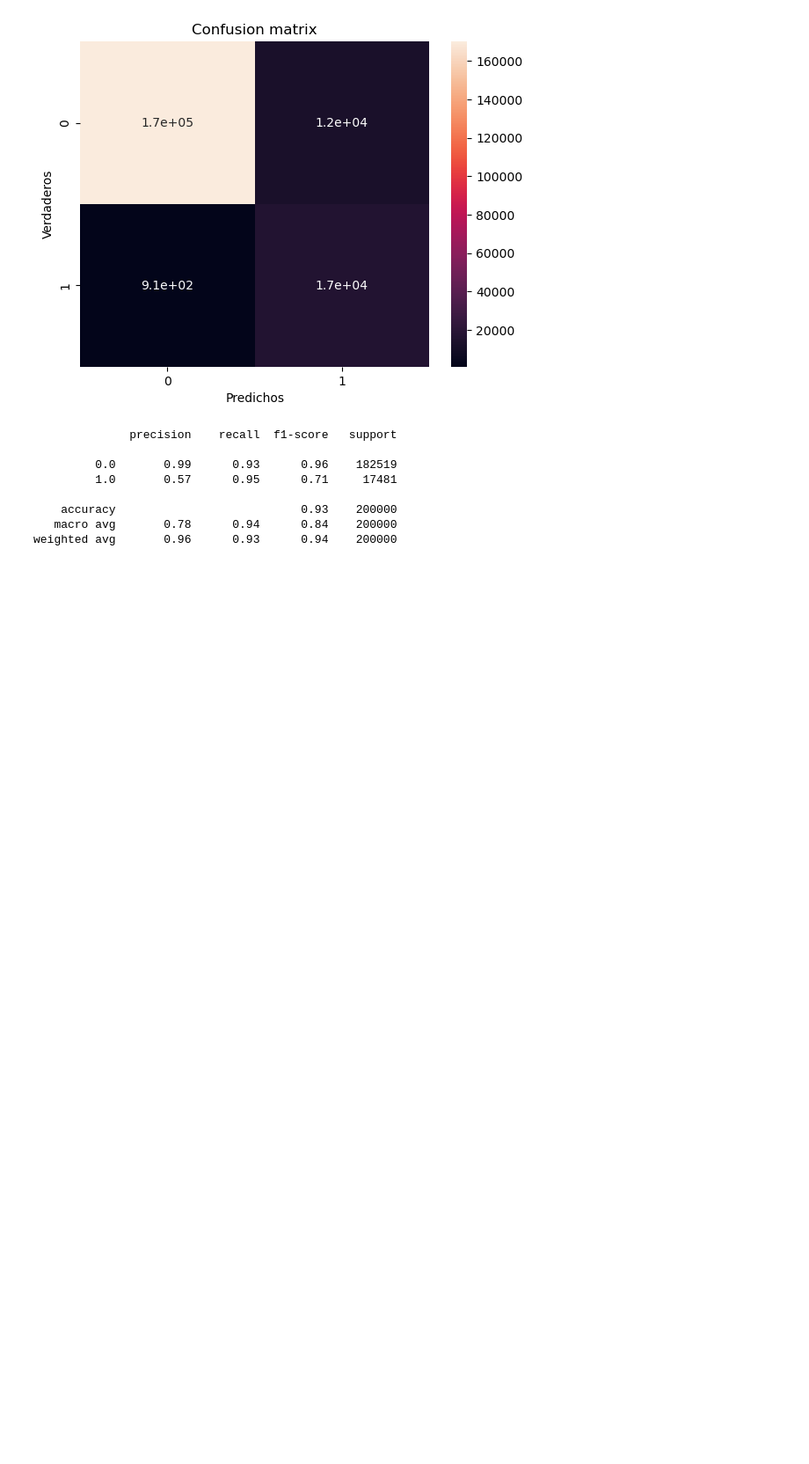
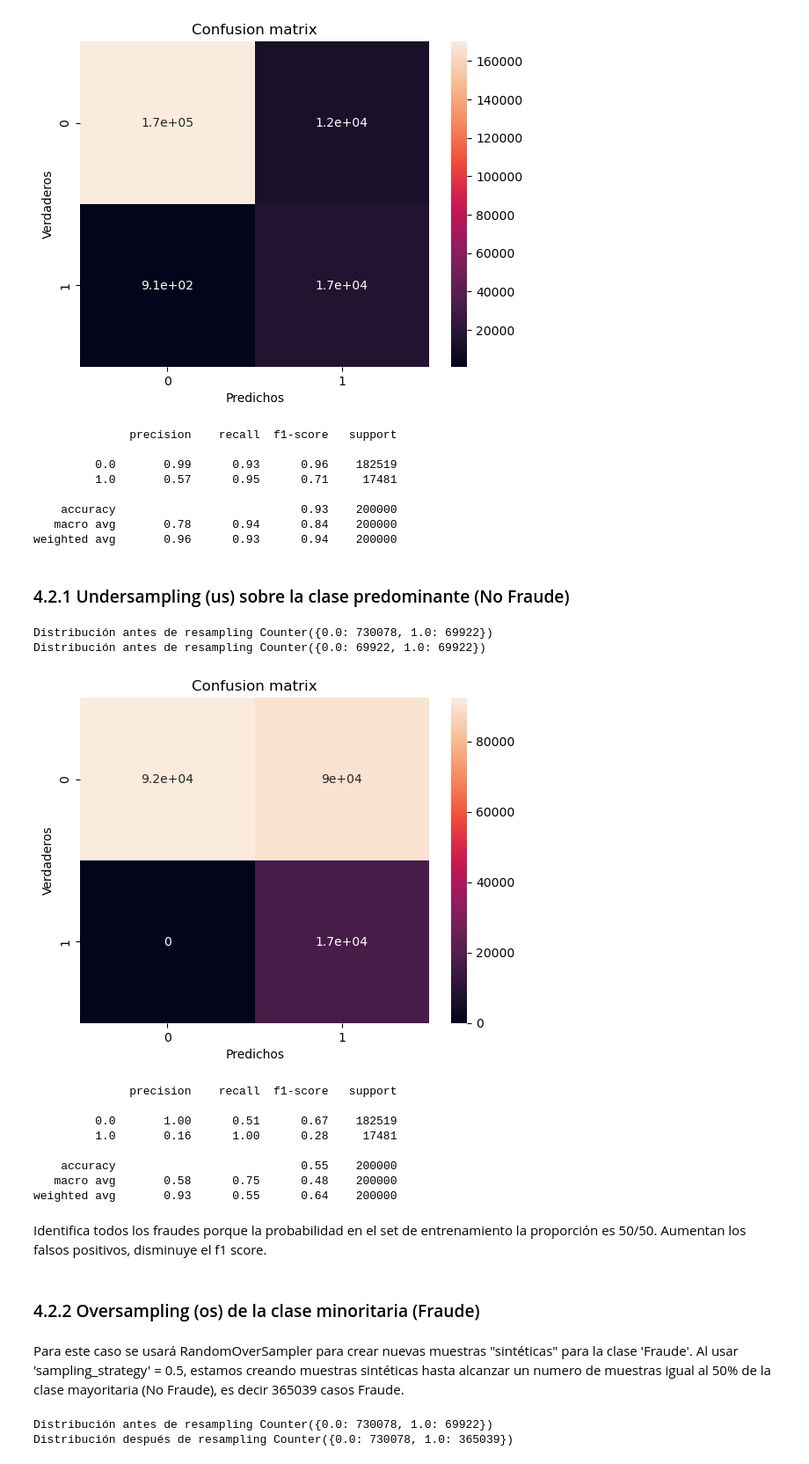
Before and after one commit to asasa293/limpieza_datos, a Jupyter notebook: TP3/TP3 - Moises.ipynb, the cells around one changed output. Shown: that part at 88% size. Drawn from its saved outputs; the diff is of its cells as text; code cells hidden in the pictures; blank space fills up the shorter version.

```diff
--- a/TP3/TP3 - Moises.ipynb
+++ b/TP3/TP3 - Moises.ipynb
@@ -19,3 +27,12 @@ from sklearn.metrics import classification_report
+# %%
+def logistic_model(X_train, X_test, y_train, y_test):
+    '''Creacióm del modelo de Regresión Logistica variando datos de entrada'''
+
+    lr = LogisticRegression(C=1.0,penalty='l2',random_state=1,solver="newton-cholesky")
+    scaler = StandardScaler()
+    X_train_scaled = scaler.fit_transform(X_train)
+    lr.fit(X_train_scaled, y_train)
+    return lr
 # %% [markdown]
 ## 1. Lectura de DataFrame
 # %% [markdown]
@@ -309,3 +326,48 @@ mostrar_resultados(y_test, y_pred)
     accuracy                           0.93    200000
    macro avg       0.78      0.94      0.84    200000
 weighted avg       0.96      0.93      0.94    200000
+# %% [markdown]
+### 4.2.1 Undersampling (us) sobre la clase predominante (No Fraude)
+# %%
+# us trabaja parecido a KNN
+us = NearMiss(n_neighbors=3, version=1)
+# Para cambiar proporciones podemos usar version = 3
+
+X_train_res, y_train_res = us.fit_resample(X_train, y_train)
+
+print(f'Distribución antes de resampling {Counter(y_train)}')
+print(f'Distribución antes de resampling {Counter(y_train_res)}')
+# %% [output]
+Distribución antes de resampling Counter({0.0: 730078, 1.0: 69922})
+Distribución antes de resampling Counter({0.0: 69922, 1.0: 69922})
+# %%
+model = logistic_model(X_train_res, X_test, y_train_res, y_test)
+y_test_pred = model.predict(scaler.transform(X_test))
+
+mostrar_resultados(y_test, y_test_pred)
+# %% [output]
+[figure, added]
+              precision    recall  f1-score   support
+
+         0.0       1.00      0.51      0.67    182519
+         1.0       0.16      1.00      0.28     17481
+
+    accuracy                           0.55    200000
+   macro avg       0.58      0.75      0.48    200000
+weighted avg       0.93      0.55      0.64    200000
+# %% [markdown]
+Identifica todos los fraudes porque la probabilidad en el set de entrenamiento la proporción es 50/50. Aumentan los falsos positivos, disminuye el f1 score.
+# %% [markdown]
+### 4.2.2 Oversampling (os) de la clase minoritaria (Fraude)
+# %% [markdown]
+Para este caso se usará RandomOverSampler para crear nuevas muestras "sintéticas" para la clase 'Fraude'.
+Al usar 'sampling_strategy' = 0.5, estamos creando muestras sintéticas hasta alcanzar un numero de muestras igual al 50% de la clase mayoritaria (No Fraude), es decir 365039 casos Fraude.
+# %%
+os =  RandomOverSampler(sampling_strategy = 0.5, random_state=1234)
+X_train_res, y_train_res = os.fit_resample(X_train, y_train)
+
+print(f'Distribución antes de resampling {Counter(y_train)}')
+print(f'Distribución después de resampling {Counter(y_train_res)}')
+# %% [output]
+Distribución antes de resampling Counter({0.0: 730078, 1.0: 69922})
+Distribución después de resampling Counter({0.0: 730078, 1.0: 365039})
```
Also changed, not shown: parts of 13 cells of this notebook.
